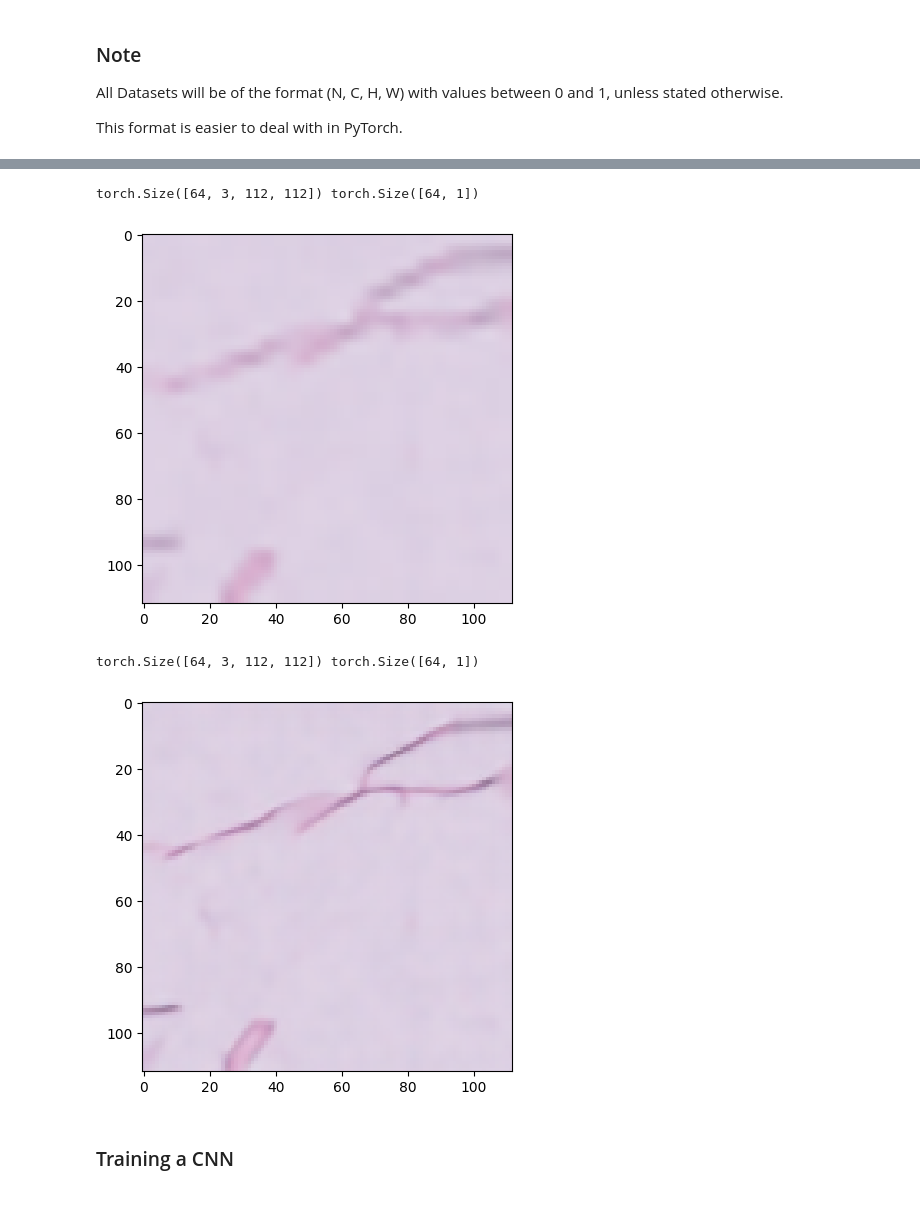
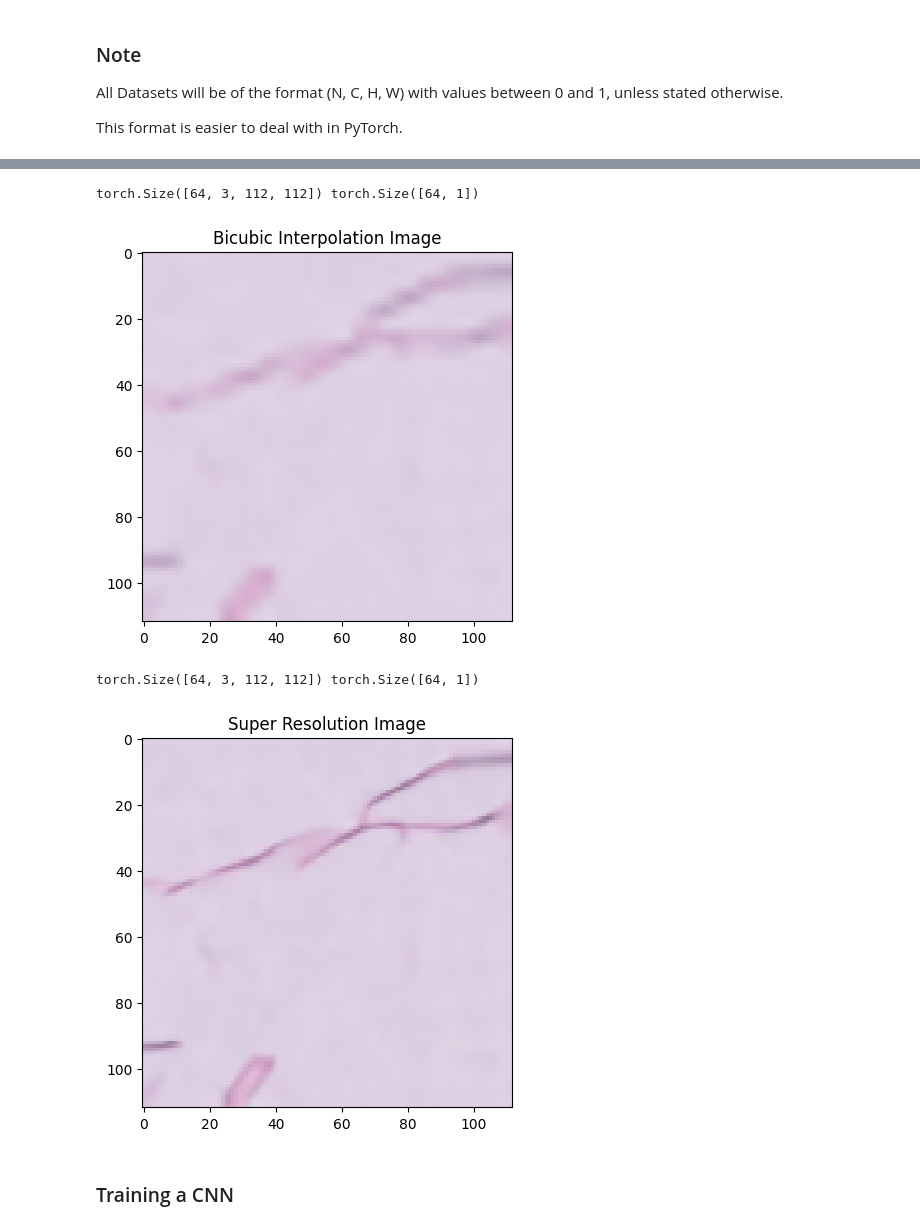
Before and after one commit to GauthamBellamkonda/Image-SuperResolution, a Jupyter notebook: Code/generateSR-MedMNIST.ipynb, the cells around one changed output, grey strips where cells are left out. Drawn from its saved outputs; the diff is of its cells as text; code cells hidden in the pictures.

```diff
--- a/Code/generateSR-MedMNIST.ipynb
+++ b/Code/generateSR-MedMNIST.ipynb
@@ -49,6 +90,9 @@ def generate_sr_dataset(dataset, model):
 # trainset = CIFAR10(root='./data', train=True, download=True, transform=transforms.ToTensor())
 # testset = CIFAR10(root='./data', train=False, download=True, transform=transforms.ToTensor())
 
-trainset = PathMNIST(root='./data', split='train', download=True, transform=transforms.ToTensor())
-testset = PathMNIST(root='./data', split='test', download=True, transform=transforms.ToTensor())
+lr_trainset, lr_valset, lr_testset = get_dataset(dataset, transforms.ToTensor())
+
+sr_trainset = generate_sr_dataset(lr_trainset, srmodel)
+sr_valset = generate_sr_dataset(lr_valset, srmodel)
+sr_testset = generate_sr_dataset(lr_testset, srmodel)
 # %% [output]
@@ -71,0 +102,7 @@ Using downloaded and verified file: ./data/pathmnist.npz
+# %%
+bc_transform = transforms.Compose([
+    transforms.Resize((4*img_size, 4*img_size), interpolation=transforms.InterpolationMode.BICUBIC),
+    transforms.ToTensor()
+])
+
+bc_trainset, bc_valset, bc_testset = get_dataset(dataset, bc_transform)
@@ -72,6 +113,19 @@ Using downloaded and verified file: ./data/pathmnist.npz
 # %%
-sr_trainloader = DataLoader(sr_trainset, batch_size=64, shuffle=False, num_workers=4)
-sr_testloader = DataLoader(sr_testset, batch_size=64, shuffle=False, num_workers=4)
+lr_trainloader = DataLoader(lr_trainset, batch_size=batch_size, shuffle=False, num_workers=4)
+lr_valloader = DataLoader(lr_valset, batch_size=batch_size, shuffle=False, num_workers=4)
+lr_testloader = DataLoader(lr_testset, batch_size=batch_size, shuffle=False, num_workers=4)
 
-bc_trainloader = DataLoader(bc_trainset, batch_size=64, shuffle=False, num_workers=4)
-bc_testloader = DataLoader(bc_testset, batch_size=64, shuffle=False, num_workers=4)
+sr_trainloader = DataLoader(sr_trainset, batch_size=batch_size, shuffle=False, num_workers=4)
+sr_valloader = DataLoader(sr_valset, batch_size=batch_size, shuffle=False, num_workers=4)
+sr_testloader = DataLoader(sr_testset, batch_size=batch_size, shuffle=False, num_workers=4)
+
+bc_trainloader = DataLoader(bc_trainset, batch_size=batch_size, shuffle=False, num_workers=4)
+bc_valloader = DataLoader(bc_valset, batch_size=batch_size, shuffle=False, num_workers=4)
+bc_testloader = DataLoader(bc_testset, batch_size=batch_size, shuffle=False, num_workers=4)
+# %%
+for i, (inputs, targets) in enumerate(lr_trainloader):
+    print(inputs.shape, targets.shape)
+    plt.imshow(inputs[0].permute(1, 2, 0))
+    plt.title('Low Resolution Image')
+    plt.show()
+    break
@@ -78,21 +135,23 @@ bc_testloader = DataLoader(bc_testset, batch_size=64, shuffle=False, num_workers
 # %%
 for i, (inputs, targets) in enumerate(bc_trainloader):
     print(inputs.shape, targets.shape)
     plt.imshow(inputs[0].permute(1, 2, 0))
+    plt.title('Bicubic Interpolation Image')
     plt.show()
     break
 # %% [output]
 torch.Size([64, 3, 112, 112]) torch.Size([64, 1])
-[figure, old version]
+[figure, new version]
 # %%
 for i, (inputs, targets) in enumerate(sr_trainloader):
     print(inputs.shape, targets.shape)
     plt.imshow(inputs[0].permute(1, 2, 0))
+    plt.title('Super Resolution Image')
     plt.show()
     break
 # %% [output]
 torch.Size([64, 3, 112, 112]) torch.Size([64, 1])
-[figure, old version]
+[figure, new version]
 # %% [markdown]
 ### Training a CNN
 # %%
```
Also changed, not shown: parts of 17 cells of this notebook, 4 other files.
